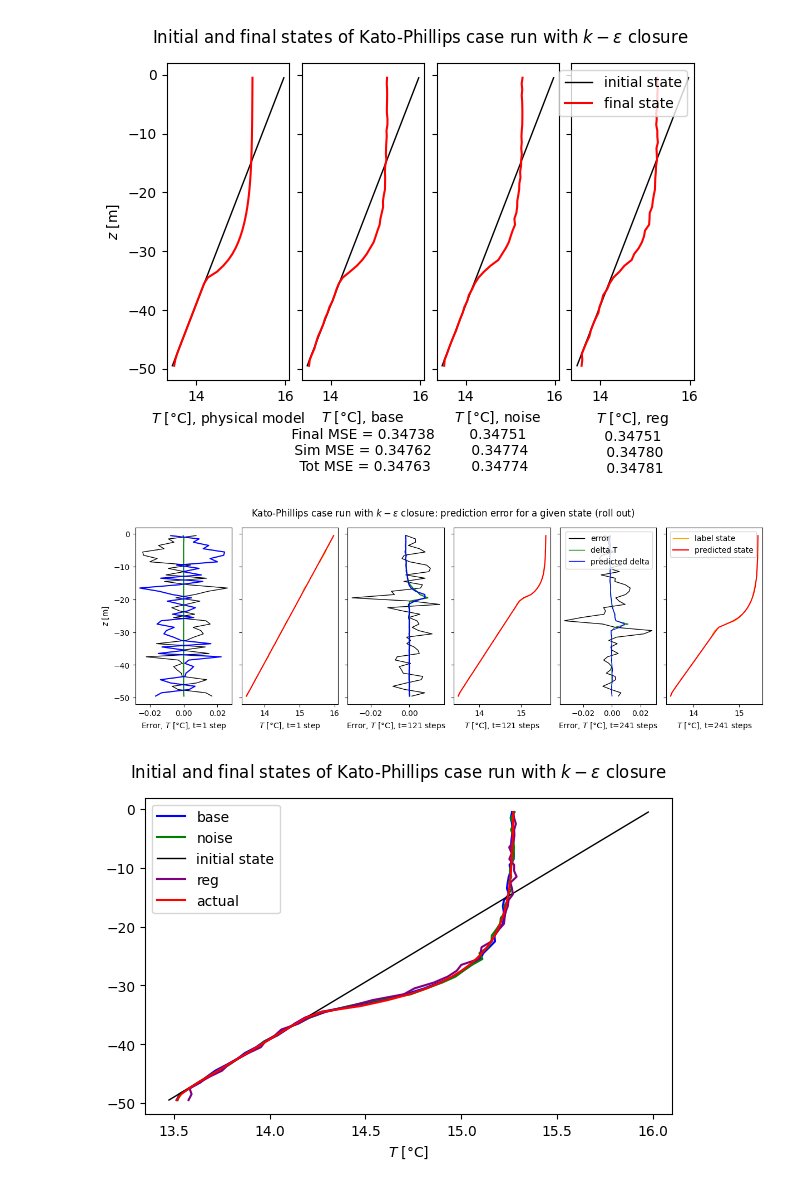
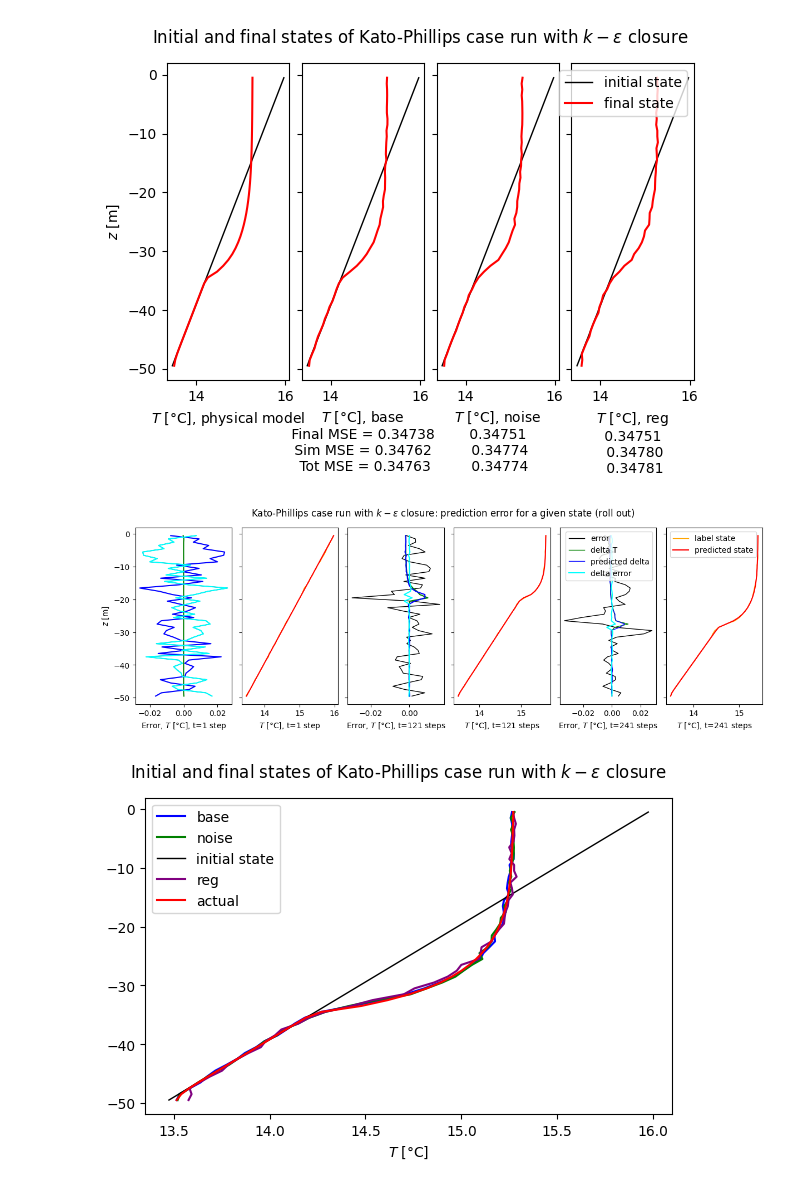
Before and after one commit to anne-df/ige_deep_emulators, a Jupyter notebook: postprocessing.ipynb, the cells around one changed output. Drawn from its saved outputs; the diff is of its cells as text; code cells hidden in the pictures.

Commit message:
delta plots roll out and delta errors

```diff
--- a/postprocessing.ipynb
+++ b/postprocessing.ipynb
@@ -228,35 +227,39 @@ fig.subplots_adjust(wspace=0.1)
 
 ax_r.plot(traj_obs.t[t, :]-traj_deep.t[t, :], zr, 'k', linewidth=1)
 ax_r.plot(traj_obs.t[t, :]-traj_obs.t[t-1, :], zr, 'g')
 ax_r.plot(traj_deep.t[t, :]-traj_deep.t[t-1, :], zr, 'b')
+ax_r.plot(traj_obs.t[t, :]-traj_obs.t[t-1, :] - (traj_deep.t[t, :]-traj_deep.t[t-1, :]), zr, 'cyan')
 ax_s.plot(traj_deep.t[t, :], zr, 'orange', linewidth=1)
 ax_s.plot(traj_obs.t[t, :], zr, 'r')
+
 ax_t.plot(traj_obs.t[t+120, :]-traj_deep.t[t+120, :], zr, 'k', linewidth=1)
 ax_t.plot(traj_obs.t[t+120, :]-traj_obs.t[t-1+120, :], zr, 'g')
 ax_t.plot(traj_deep.t[t+120, :]-traj_deep.t[t-1+120, :], zr, 'b')
+ax_t.plot(traj_obs.t[t+120, :]-traj_obs.t[t-1+120, :] - (traj_deep.t[t+120, :]-traj_deep.t[t-1+120, :]), zr, 'cyan')
 ax_u.plot(traj_deep.t[t+120, :], zr, 'orange', linewidth=1)
 ax_u.plot(traj_obs.t[t+120, :], zr, 'r')
 
 ax_v.plot(traj_obs.t[t+240, :]-traj_deep.t[t+240, :], zr, 'k', linewidth=1, label='error')
 ax_v.plot(traj_obs.t[t+240, :]-traj_obs.t[t-1+240, :], zr, 'g', linewidth=1, label= "delta T")
 ax_v.plot(traj_deep.t[t+240, :]-traj_deep.t[t-1+240, :], zr, 'b', linewidth=1, label= "predicted delta")
+ax_v.plot(traj_obs.t[t+240, :]-traj_obs.t[t-1+240, :] - (traj_deep.t[t+240, :]-traj_deep.t[t-1+240, :]), zr, 'cyan', label= "delta error")
 ax_w.plot(traj_deep.t[t+240, :], zr, 'orange', linewidth=1, label='label state')
 ax_w.plot(traj_obs.t[t+240, :], zr, 'r', label='predicted state')
 
 ax_r.set_xlabel (f'Error, $T$ [°C], t={t} step')
 ax_t.set_xlabel (f'Error, $T$ [°C], t={t+120} steps')
 ax_v.set_xlabel (f'Error, $T$ [°C], t={t+240} steps')
 ax_s.set_xlabel (f'$T$ [°C], t={t} step')
 ax_u.set_xlabel (f'$T$ [°C], t={t+120} steps')
 ax_w.set_xlabel (f'$T$ [°C], t={t+240} steps')
 ax_r.set_ylabel(r'$z$ [m]')
 fig.suptitle(r'Kato-Phillips case run with $k-\varepsilon$ closure: prediction error for a given state (roll out)')
 ax_w.legend(framealpha=.8)
-ax_v.legend(framealpha=.8)
+ax_v.legend(framealpha=.8, loc='upper right')
 
 plt.show()
 # %% [output]
-[figure, old version]
+[figure, new version]
 # %%
 # Plot and compare to actual trajectory
 
```
Also changed, not shown: parts of 1 cell of this notebook.
